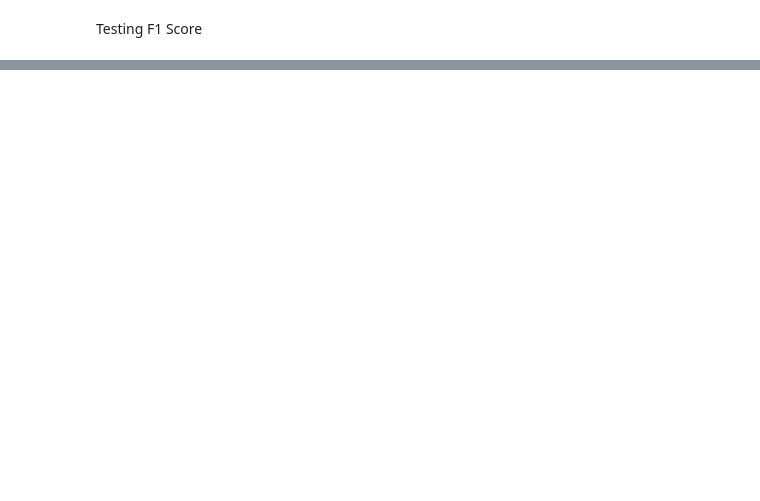
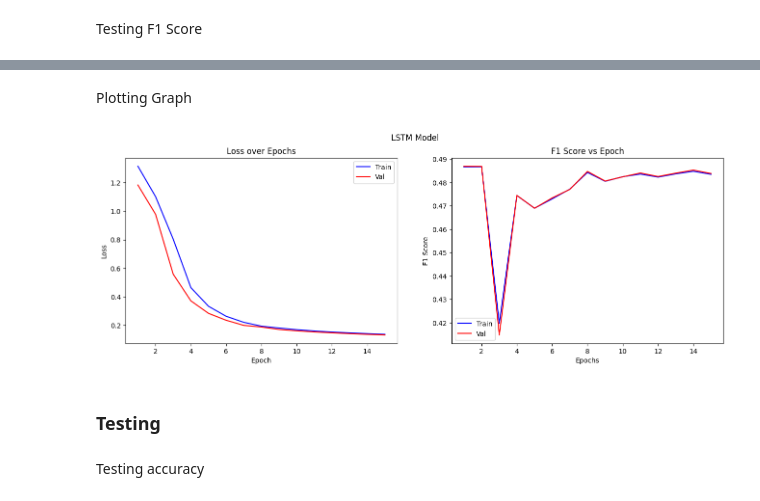
Before and after one commit to RaghavSakhuja/NLP-Assignments, a Jupyter notebook: Assignment2/ATE_w2v.ipynb, the cells around one changed output, grey strips where cells are left out. Saved outputs shown, nothing was run; the diff lists cells and outputs as text; code cells hidden in the pictures; blank space fills up the shorter version.

```diff
--- a/Assignment2/ATE_w2v.ipynb
+++ b/Assignment2/ATE_w2v.ipynb
@@ -249,0 +334,5 @@ Test F1 Score: 0.5705142197625834
+# %%
+lstm_model = Sequential()
+lstm_model.add(Embedding(input_dim = vocab_size,output_dim = 300,input_length  = max_len,weights = [weights],trainable = False))
+lstm_model.add(LSTM(64, return_sequences=True))
+lstm_model.add(TimeDistributed(Dense(Y_train.shape[2], activation='softmax')))# Lstm
@@ -249,0 +341,4 @@ Test F1 Score: 0.5705142197625834
+# %%
+lstm_model.compile(loss='categorical_crossentropy',optimizer='adam',metrics=['acc',Precision(),Recall()])
+# %%
+LSTM_f1_callback=F1ScoreCallback(val_data=(X_val, Y_val),data=(X_train, Y_train))
@@ -249,0 +366,2 @@ Test F1 Score: 0.5705142197625834
+# %%
+lstm_training = lstm_model.fit(X_train, Y_train, batch_size=128, epochs=15, validation_data=(X_val, Y_val), callbacks=[LSTM_f1_callback])
@@ -249,0 +386,10 @@ Test F1 Score: 0.5705142197625834
+# %% [markdown]
+Plotting Graph
+# %%
+draw_loss_graph(lstm_training, "LSTM Model", LSTM_f1_callback.train_f1_scores, LSTM_f1_callback.val_f1_scores)
+save_model(lstm_model, model_name, Embedding_name, Dataset)
+loaded_model = load_model(model_name,Embedding_name,Dataset)
+# %% [output]
+[figure, added]
+# %% [markdown]
+### Testing
@@ -249,0 +398,2 @@ Test F1 Score: 0.5705142197625834
+# %% [markdown]
+Testing accuracy
```
Also changed, not shown: parts of 60 cells of this notebook, 9 other files.
